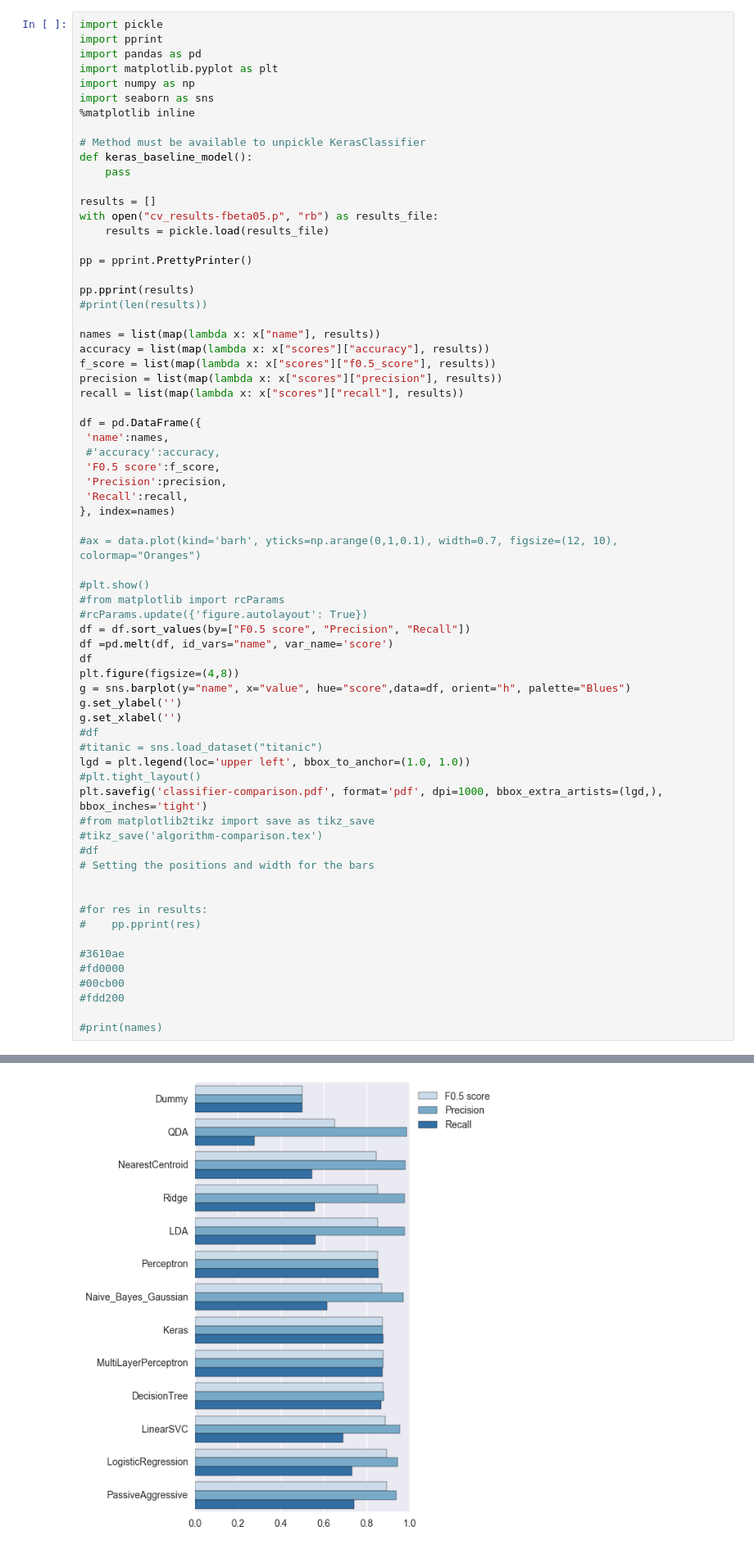
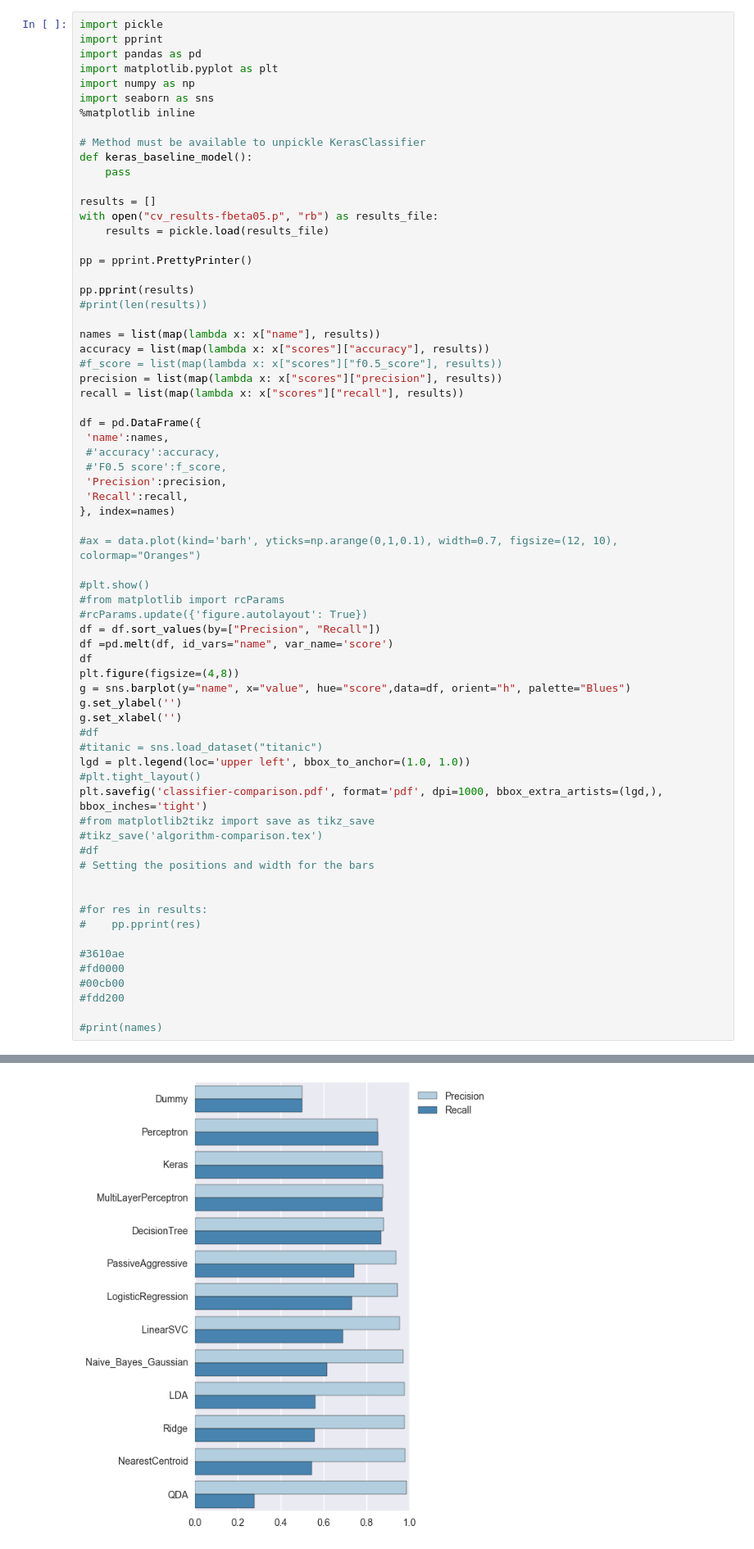
Before and after one commit to zanderdk/P7, a Jupyter notebook: scripts/process-cv-results.ipynb, the cells around one changed output, grey strips where cells are left out. Shown at 82% size. Drawn from its saved outputs; the diff is of its cells as text.

```diff
--- a/scripts/process-cv-results.ipynb
+++ b/scripts/process-cv-results.ipynb
@@ -22,14 +22,14 @@ pp.pprint(results)
 
 names = list(map(lambda x: x["name"], results))
 accuracy = list(map(lambda x: x["scores"]["accuracy"], results))
-f_score = list(map(lambda x: x["scores"]["f0.5_score"], results))
+#f_score = list(map(lambda x: x["scores"]["f0.5_score"], results))
 precision = list(map(lambda x: x["scores"]["precision"], results))
 recall = list(map(lambda x: x["scores"]["recall"], results))
 
 df = pd.DataFrame({
  'name':names,
  #'accuracy':accuracy,
- 'F0.5 score':f_score,
+ #'F0.5 score':f_score,
  'Precision':precision,
  'Recall':recall,
 }, index=names)
@@ -39,7 +39,7 @@ df = pd.DataFrame({
 #plt.show()
 #from matplotlib import rcParams
 #rcParams.update({'figure.autolayout': True})
-df = df.sort_values(by=["F0.5 score", "Precision", "Recall"])
+df = df.sort_values(by=["Precision", "Recall"])
 df =pd.melt(df, id_vars="name", var_name='score')
 df
 plt.figure(figsize=(4,8))
@@ -57,31 +57,31 @@ plt.savefig('classifier-comparison.pdf', format='pdf', dpi=1000, bbox_extra_arti
 # Setting the positions and width for the bars
 
 
 #for res in results:
 #    pp.pprint(res)
 
 #3610ae
 #fd0000
 #00cb00
 #fdd200
 
 #print(names)
 # %% [output]
 [{'duration': 1.7401683330535889,
   'name': 'Dummy',
   'params': {'constant': None, 'random_state': None, 'strategy': 'uniform'},
   'scores': {'accuracy': 0.49901138517993471,
              'confusion_matrix': array([[147221, 147636],
        [147804, 147053]]),
              'confusion_matrix_normalized': (array([[ 0.49929627,  0.50070373],
        [ 0.5012735 ,  0.4987265 ]]),),
              'f0.5_score': 0.49895393159533752,
              'precision': 0.49901082157800258,
              'recall': 0.49872650132097934}},
  {'duration': 194.70426630973816,
 ... (220 lines left out)
        [ 0.12381595,  0.87618405]]),),
              'f0.5_score': 0.87470552425992554,
              'precision': 0.87433667253282799,
              'recall': 0.87618404853878318}}]
-[figure, old version]
+[figure, new version]
```
